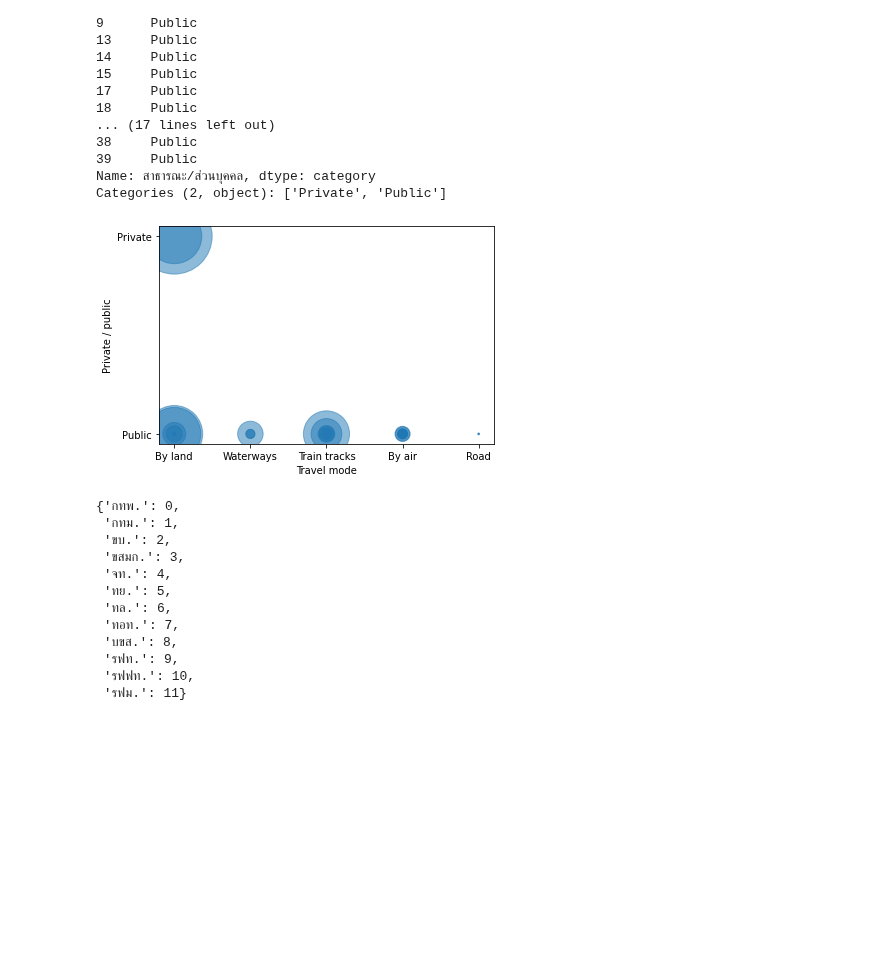
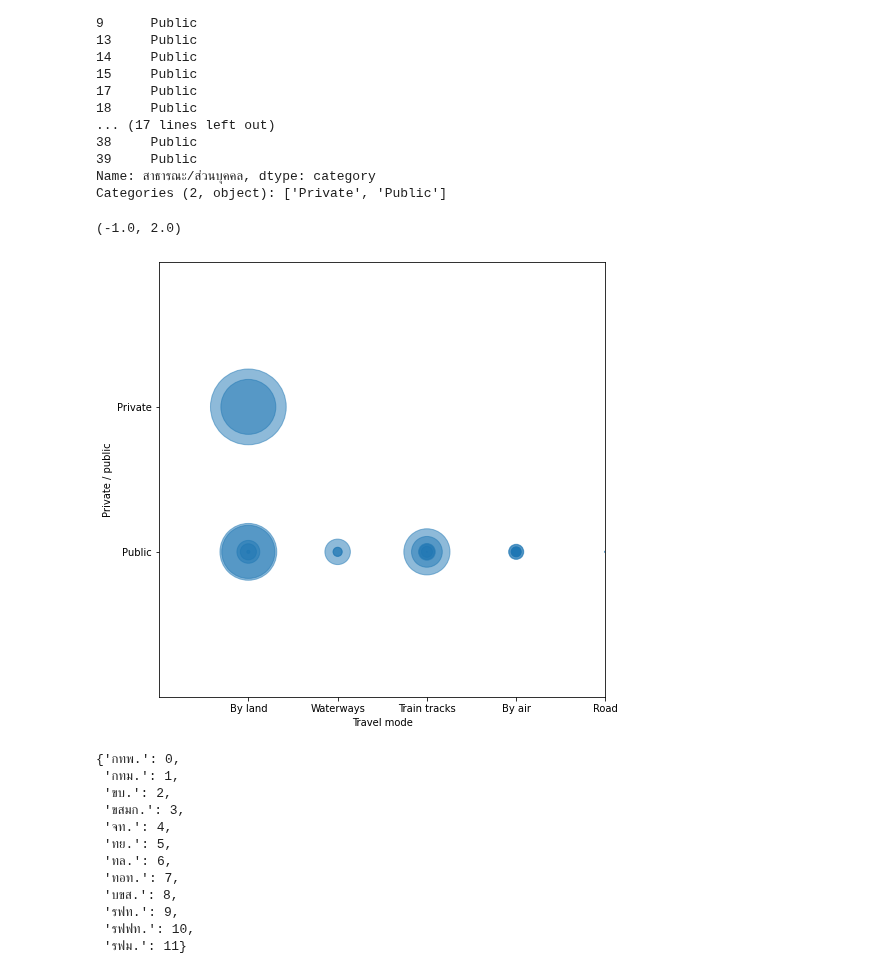
Before and after one commit to MeenTers/data_viz, a Jupyter notebook: Visualize_Data_Distribution(02).ipynb, the cells around one changed output. Saved outputs shown, nothing was run; the diff lists cells and outputs as text; code cells hidden in the pictures; blank space fills up the shorter version.

```diff
--- a/Visualize_Data_Distribution(02).ipynb
+++ b/Visualize_Data_Distribution(02).ipynb
@@ -231,7 +233,12 @@ Categories (2, object): ['Private', 'Public']
+# %%
+matplotlib.rcParams['figure.figsize']=[8,8] # เพิ่มขนาดกราฟ
 # %%
 plt.scatter(A2,B2,s=0.0001*data_drop['มี.ค. 2562'],alpha=0.5)
 plt.xlabel('Travel mode') #ชื่อแกน X
 plt.ylabel('Private / public'); #ชื่อแกน Y
+plt.xlim((-1,4)) #ปรับแกน X
+plt.ylim((-1,2)) #ปรับแกน Y
 # %% [output]
+(-1.0, 2.0)
-[figure, old version]
+[figure, new version]
 # %%
```
Also changed, not shown: parts of 9 cells of this notebook.
